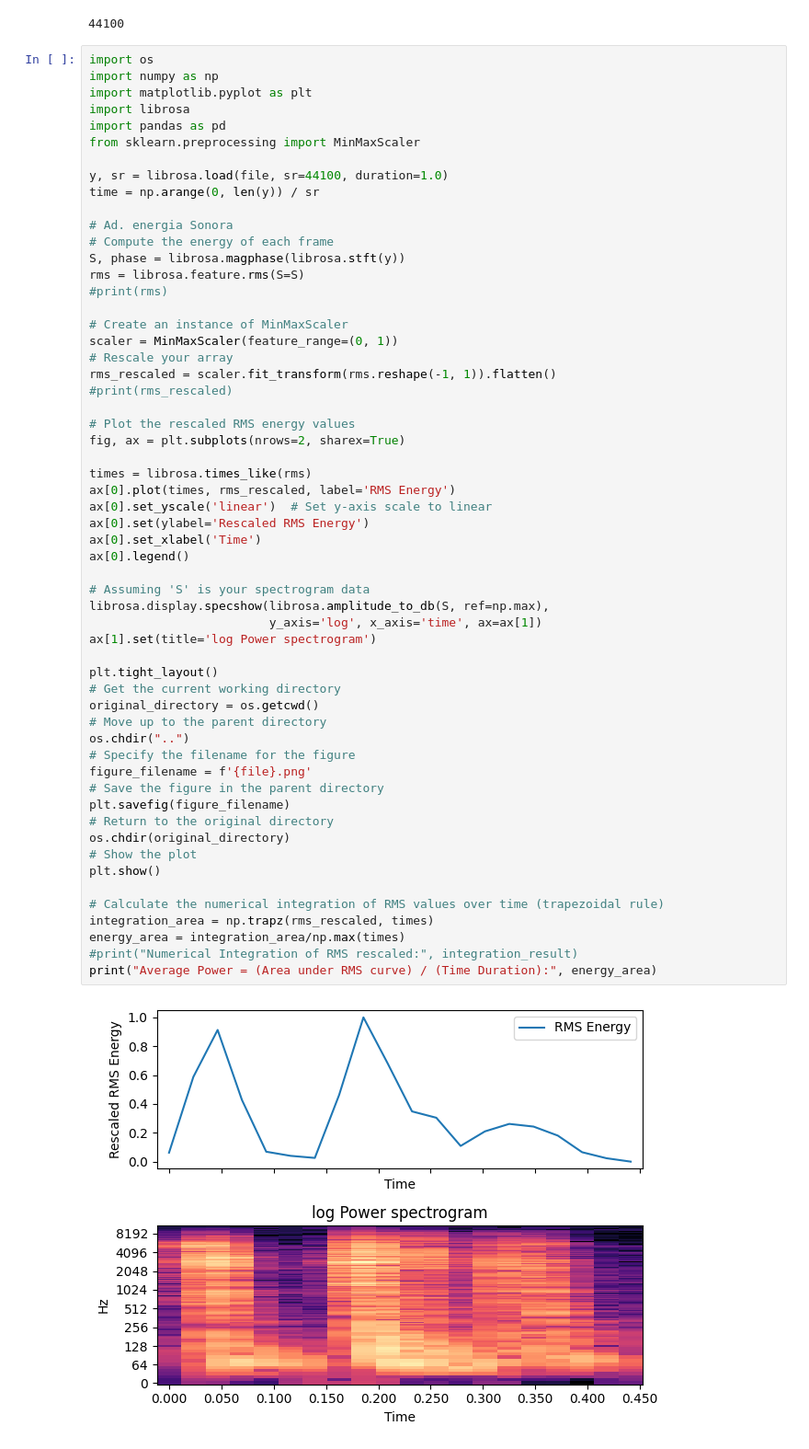
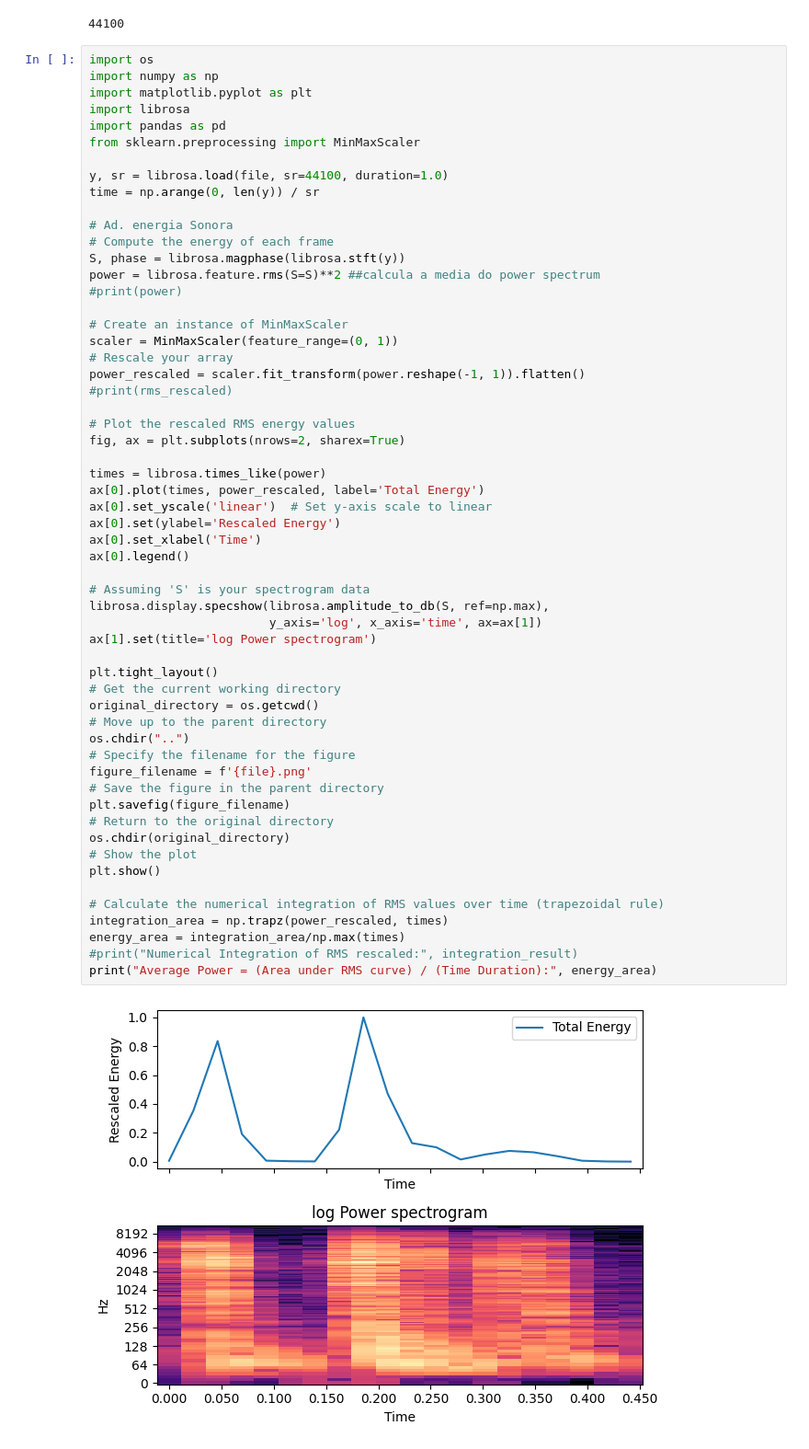
Before and after one commit to gdacanal/Crispy-API, a Jupyter notebook: Crispy_Simple_GCD_energy_area.ipynb, the cells around one changed output. Shown at 92% size. Cells and saved outputs as stored; diff of their text form.

```diff
--- a/Crispy_Simple_GCD_energy_area.ipynb
+++ b/Crispy_Simple_GCD_energy_area.ipynb
@@ -38,48 +38,48 @@ time = np.arange(0, len(y)) / sr
 # Ad. energia Sonora
 # Compute the energy of each frame
 S, phase = librosa.magphase(librosa.stft(y))
-rms = librosa.feature.rms(S=S)
-#print(rms)
+power = librosa.feature.rms(S=S)**2 ##calcula a media do power spectrum
+#print(power)
 
 # Create an instance of MinMaxScaler
 scaler = MinMaxScaler(feature_range=(0, 1))
 # Rescale your array
-rms_rescaled = scaler.fit_transform(rms.reshape(-1, 1)).flatten()
+power_rescaled = scaler.fit_transform(power.reshape(-1, 1)).flatten()
 #print(rms_rescaled)
 
 # Plot the rescaled RMS energy values
 fig, ax = plt.subplots(nrows=2, sharex=True)
 
-times = librosa.times_like(rms)
-ax[0].plot(times, rms_rescaled, label='RMS Energy')
+times = librosa.times_like(power)
+ax[0].plot(times, power_rescaled, label='Total Energy')
 ax[0].set_yscale('linear')  # Set y-axis scale to linear
-ax[0].set(ylabel='Rescaled RMS Energy')
+ax[0].set(ylabel='Rescaled Energy')
 ax[0].set_xlabel('Time')
 ax[0].legend()
 
 # Assuming 'S' is your spectrogram data
 librosa.display.specshow(librosa.amplitude_to_db(S, ref=np.max),
                          y_axis='log', x_axis='time', ax=ax[1])
 ax[1].set(title='log Power spectrogram')
 
 plt.tight_layout()
 # Get the current working directory
 original_directory = os.getcwd()
 # Move up to the parent directory
 os.chdir("..")
 # Specify the filename for the figure
 figure_filename = f'{file}.png'
 # Save the figure in the parent directory
 plt.savefig(figure_filename)
 # Return to the original directory
 os.chdir(original_directory)
 # Show the plot
 plt.show()
 
 # Calculate the numerical integration of RMS values over time (trapezoidal rule)
-integration_area = np.trapz(rms_rescaled, times)
+integration_area = np.trapz(power_rescaled, times)
 energy_area = integration_area/np.max(times)
 #print("Numerical Integration of RMS rescaled:", integration_result)
 print("Average Power = (Area under RMS curve) / (Time Duration):", energy_area)
 # %% [output]
-[figure, old version]
+[figure, new version]
```
Also changed, not shown: parts of 2 cells of this notebook.
